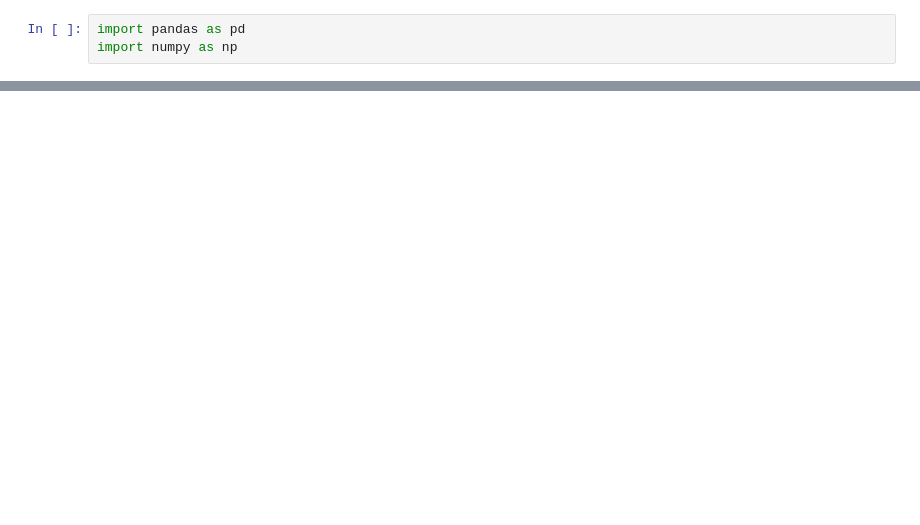
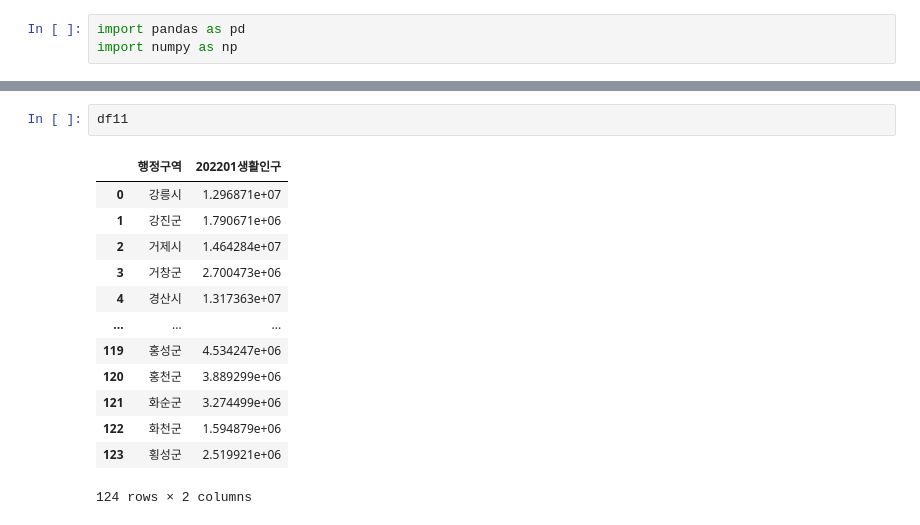
Before and after one commit to won4513/data_analytics, a Jupyter notebook: nabis/living_pop.ipynb, the cells around one changed output, grey strips where cells are left out. Cells and saved outputs as stored; diff of their text form; blank space fills up the shorter version.

```diff
--- a/nabis/living_pop.ipynb
+++ b/nabis/living_pop.ipynb
@@ -93,0 +95,16 @@ df2
+# %%
+df11
+# %% [output]
+|  | 행정구역 | 202201생활인구 |
+| 0 | 강릉시 | 1.296871e+07 |
+| 1 | 강진군 | 1.790671e+06 |
+| 2 | 거제시 | 1.464284e+07 |
+| 3 | 거창군 | 2.700473e+06 |
+| 4 | 경산시 | 1.317363e+07 |
+| ... | ... | ... |
+| 119 | 홍성군 | 4.534247e+06 |
+| 120 | 홍천군 | 3.889299e+06 |
+| 121 | 화순군 | 3.274499e+06 |
+| 122 | 화천군 | 1.594879e+06 |
+| 123 | 횡성군 | 2.519921e+06 |
+124 rows × 2 columns
```
Also changed, not shown: parts of 24 cells of this notebook.
